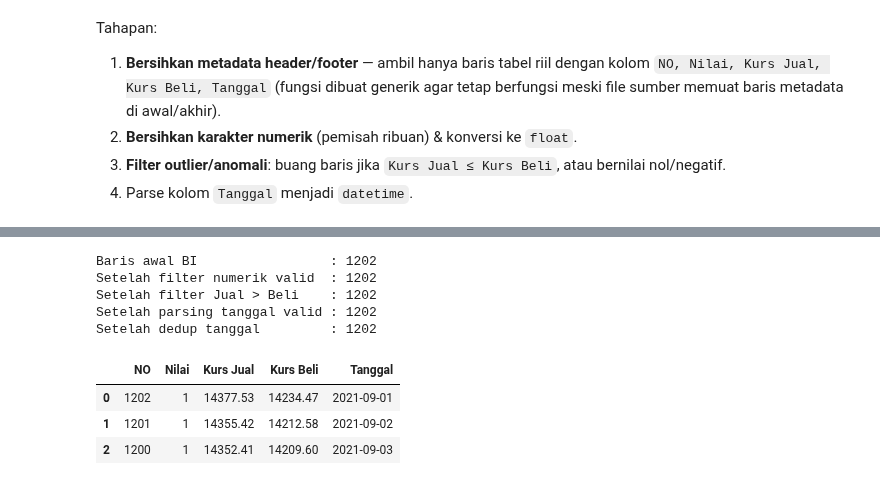
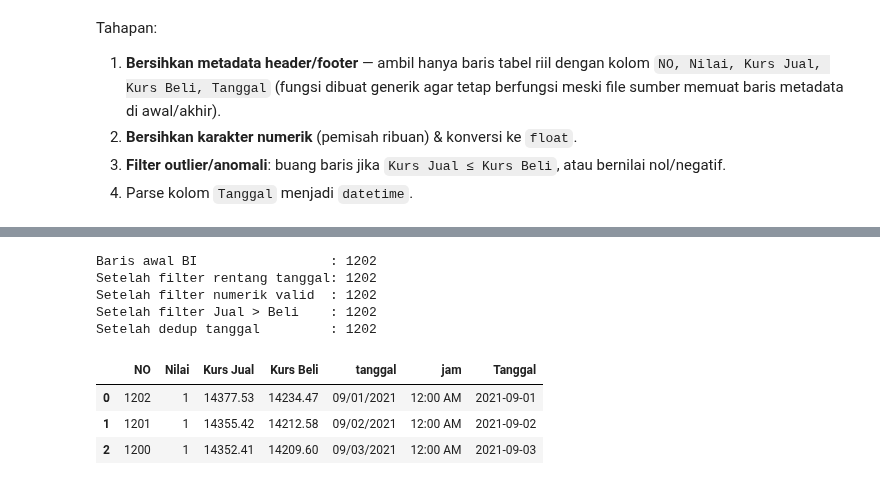
Before and after one commit to farsyaant/nlpproject-grestercinta, a Jupyter notebook: src/preprocessing_pipeline.ipynb, the cells around one changed output, grey strips where cells are left out. Cells and saved outputs as stored; diff of their text form; code cells hidden in the pictures.

```diff
--- a/src/preprocessing_pipeline.ipynb
+++ b/src/preprocessing_pipeline.ipynb
@@ -171,16 +210,22 @@ def word_count(text):
         return 0
     return len(text.split())
 
-news = news_raw
+news = news_raw.copy()
 # Ukuran data awal
 print(f"Baris awal                         : {len(news_raw)}")
+
+# Filter rentang tanggal inklusif: 1 September 2021 - 1 September 2026
+start_date = pd.Timestamp("2021-09-01")
+end_date = pd.Timestamp("2026-09-01 23:59:59")
+news = news[news["date_raw_dt"].between(start_date, end_date, inclusive="both")]
+print(f"Setelah filter rentang 1 September 2021 - 1 September 2026 : {len(news)}")
 
 # Setelah di drop URL
 news = news.drop_duplicates(subset=["url"], keep="first")
 print(f"Setelah dedup url                  : {len(news)}")
 
 # Setelah di drop title + date_raw
-news = news.drop_duplicates(subset=["title", "date_raw"], keep="first")
+news = news.drop_duplicates(subset=["title", "tanggal", "jam"], keep="first")
 print(f"Setelah dedup title+date_raw       : {len(news)}")
 # %% [output]
 Baris awal                         : 16733
@@ -286,53 +375,51 @@ bi.head(3)
 # %%
 def clean_numeric(series: pd.Series) -> pd.Series:
-    """Menghapus pemisah ribuan (koma) dan mengonversi ke float.
-    Menangani baik format '17,834.73' maupun '17834.73'."""
-    cleaned = (
-        series.astype(str)
-        .str.replace(",", "", regex=False)
-        .str.strip()
-    )
+    """Hapus pemisah ribuan dan konversi nilai ke float."""
+    cleaned = series.astype(str).str.replace(",", "", regex=False).str.strip()
     return pd.to_numeric(cleaned, errors="coerce")
+
 
 bi["Kurs Jual"] = clean_numeric(bi["Kurs Jual"])
 bi["Kurs Beli"] = clean_numeric(bi["Kurs Beli"])
 bi["NO"] = pd.to_numeric(bi["NO"], errors="coerce")
 bi["Nilai"] = pd.to_numeric(bi["Nilai"], errors="coerce")
 
 print(f"Baris awal BI                 : {len(bi)}")
 
-# Buang baris dengan nilai kurs nol/negatif atau NaN hasil konversi gagal
+# Pertahankan hanya rentang 1 September 2021 sampai 1 September 2026.
+bi = bi.loc[bi["Tanggal"].between(start_date, end_date, inclusive="both")]
+print(f"Setelah filter rentang tanggal: {len(bi)}")
+
 mask_valid_numeric = (
-    bi["Kurs Jual"].notna() & bi["Kurs Beli"].notna()
-    & (bi["Kurs Jual"] > 0) & (bi["Kurs Beli"] > 0)
+    bi["Kurs Jual"].notna()
+    & bi["Kurs Beli"].notna()
+    & (bi["Kurs Jual"] > 0)
+    & (bi["Kurs Beli"] > 0)
 )
 bi = bi.loc[mask_valid_numeric]
 print(f"Setelah filter numerik valid  : {len(bi)}")
 
-# Validasi logis: Kurs Jual harus > Kurs Beli (spread positif)
 mask_valid_spread = bi["Kurs Jual"] > bi["Kurs Beli"]
 bi = bi.loc[mask_valid_spread]
 print(f"Setelah filter Jual > Beli    : {len(bi)}")
 
-# Parse tanggal
-bi["Tanggal"] = pd.to_datetime(bi["Tanggal"], format="%m/%d/%Y %I:%M:%S %p", errors="coerce")
-bi = bi.dropna(subset=["Tanggal"])
-print(f"Setelah parsing tanggal valid : {len(bi)}")
-
-
-bi = bi.sort_values("Tanggal").drop_duplicates(subset=["Tanggal"], keep="last").reset_index(drop=True)
+bi = (
+    bi.sort_values("Tanggal")
+    .drop_duplicates(subset=["Tanggal"], keep="last")
+    .reset_index(drop=True)
+)
 print(f"Setelah dedup tanggal         : {len(bi)}")
 
 bi.head(3)
 # %% [output]
 Baris awal BI                 : 1202
+Setelah filter rentang tanggal: 1202
 Setelah filter numerik valid  : 1202
 Setelah filter Jual > Beli    : 1202
-Setelah parsing tanggal valid : 1202
 Setelah dedup tanggal         : 1202
-|  | NO | Nilai | Kurs Jual | Kurs Beli | Tanggal |
-| 0 | 1202 | 1 | 14377.53 | 14234.47 | 2021-09-01 |
-| 1 | 1201 | 1 | 14355.42 | 14212.58 | 2021-09-02 |
-| 2 | 1200 | 1 | 14352.41 | 14209.60 | 2021-09-03 |
+|  | NO | Nilai | Kurs Jual | Kurs Beli | tanggal | jam | Tanggal |
+| 0 | 1202 | 1 | 14377.53 | 14234.47 | 09/01/2021 | 12:00 AM | 2021-09-01 |
+| 1 | 1201 | 1 | 14355.42 | 14212.58 | 09/02/2021 | 12:00 AM | 2021-09-02 |
+| 2 | 1200 | 1 | 14352.41 | 14209.60 | 09/03/2021 | 12:00 AM | 2021-09-03 |
 # %% [markdown]
 ## 6. Text Preprocessing (NLP Pipeline)
```
Also changed, not shown: parts of 32 cells of this notebook, 9 other files.
